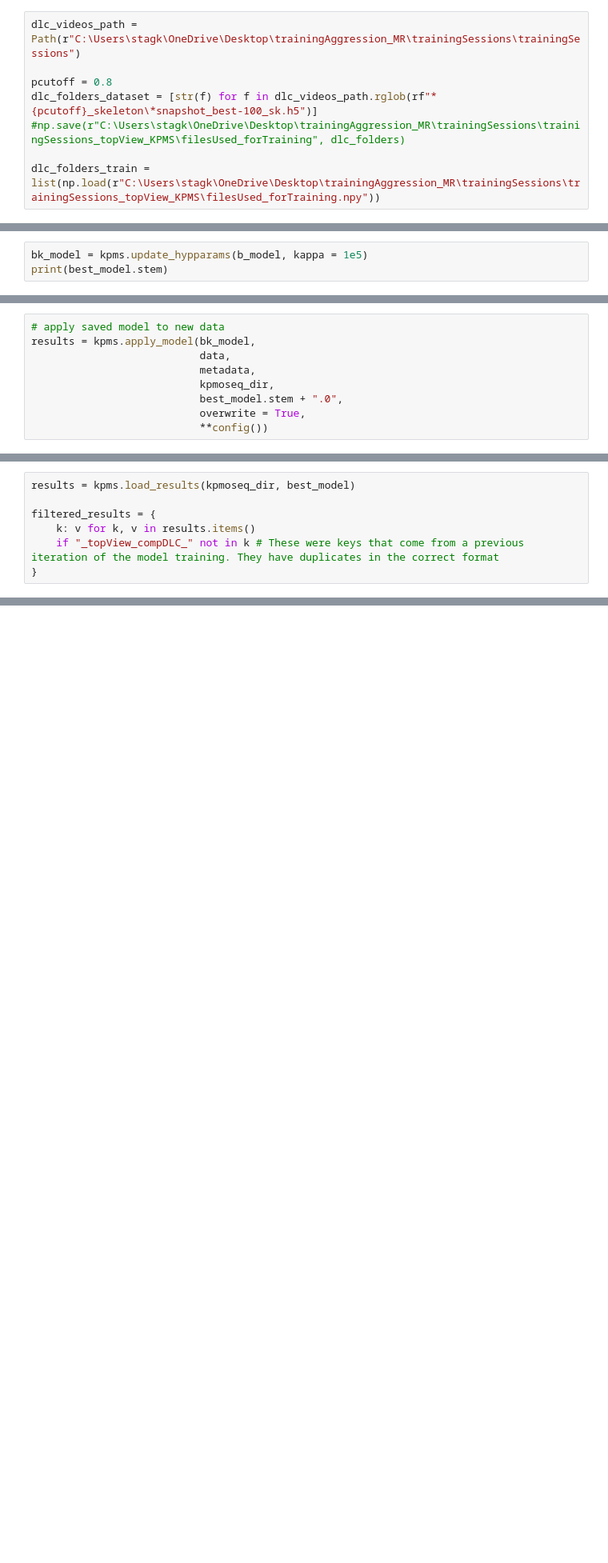
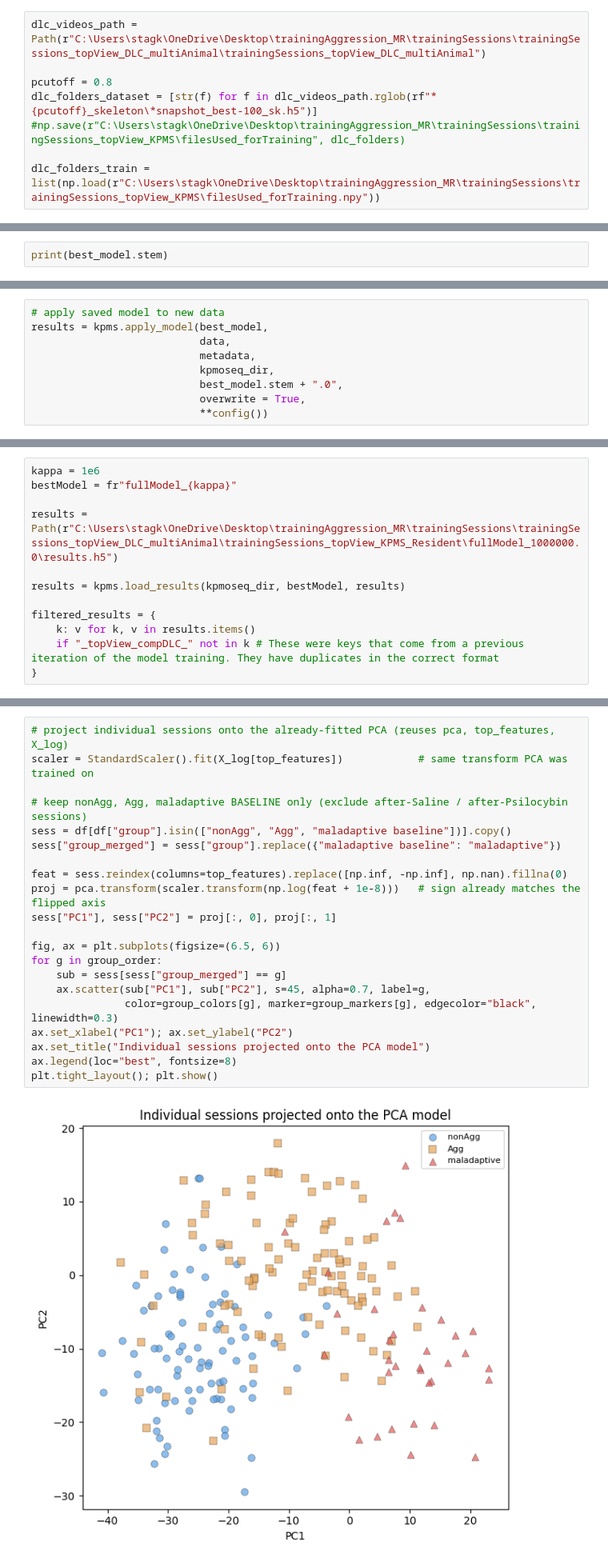
Before and after one commit to MiguelRochaBE/neuroPixels_aggressionTraining, a Jupyter notebook: trainingSessionsDataset_pipeline_KPMS.ipynb, the cells around one changed output, grey strips where cells are left out. Shown at 80% size. Cells and saved outputs as stored; diff of their text form; blank space fills up the shorter version.

```diff
--- a/trainingSessionsDataset_pipeline_KPMS.ipynb
+++ b/trainingSessionsDataset_pipeline_KPMS.ipynb
@@ -48,5 +56,5 @@ rainingSessions\trainingSessions_topView_KPMS` already exists. Use
 # %%
-dlc_videos_path = Path(r"C:\Users\stagk\OneDrive\Desktop\trainingAggression_MR\trainingSessions\trainingSessions")
+dlc_videos_path = Path(r"C:\Users\stagk\OneDrive\Desktop\trainingAggression_MR\trainingSessions\trainingSessions_topView_DLC_multiAnimal\trainingSessions_topView_DLC_multiAnimal")
 
 pcutoff = 0.8
 dlc_folders_dataset = [str(f) for f in dlc_videos_path.rglob(rf"*{pcutoff}_skeleton\*snapshot_best-100_sk.h5")]
@@ -451,7 +463,6 @@ Excluding individual: "Intruder". Set `exclude_individuals=[]` to include.
 Excluding individual: "single". Set `exclude_individuals=[]` to include.
 ... (68 outputs left out)
 # %%
-bk_model = kpms.update_hypparams(b_model, kappa = 1e5)
 print(best_model.stem)
 # %% [output]
 fullModel_100000
@@ -461,7 +472,7 @@ bk_model["hypparams"]["trans_hypparams"]
 {'alpha': 5.7, 'gamma': 1000.0, 'kappa': 100000.0, 'num_states': 100}
 # %%
 # apply saved model to new data
-results = kpms.apply_model(bk_model,
+results = kpms.apply_model(best_model,
                            data,
                            metadata,
                            kpmoseq_dir,
@@ -471,5 +488,10 @@ results = kpms.apply_model(bk_model,
 # %%
-results = kpms.load_results(kpmoseq_dir, best_model)
+kappa = 1e6
+bestModel = fr"fullModel_{kappa}"
+
+results = Path(r"C:\Users\stagk\OneDrive\Desktop\trainingAggression_MR\trainingSessions\trainingSessions_topView_DLC_multiAnimal\trainingSessions_topView_KPMS_Resident\fullModel_1000000.0\results.h5")
+
+results = kpms.load_results(kpmoseq_dir, bestModel, results)
 
 filtered_results = {
     k: v for k, v in results.items()
@@ -1638,0 +1102,23 @@ print(scores.mean())
+# %%
+# project individual sessions onto the already-fitted PCA (reuses pca, top_features, X_log)
+scaler = StandardScaler().fit(X_log[top_features])            # same transform PCA was trained on
+
+# keep nonAgg, Agg, maladaptive BASELINE only (exclude after-Saline / after-Psilocybin sessions)
+sess = df[df["group"].isin(["nonAgg", "Agg", "maladaptive baseline"])].copy()
+sess["group_merged"] = sess["group"].replace({"maladaptive baseline": "maladaptive"})
+
+feat = sess.reindex(columns=top_features).replace([np.inf, -np.inf], np.nan).fillna(0)
+proj = pca.transform(scaler.transform(np.log(feat + 1e-8)))   # sign already matches the flipped axis
+sess["PC1"], sess["PC2"] = proj[:, 0], proj[:, 1]
+
+fig, ax = plt.subplots(figsize=(6.5, 6))
+for g in group_order:
+    sub = sess[sess["group_merged"] == g]
+    ax.scatter(sub["PC1"], sub["PC2"], s=45, alpha=0.7, label=g,
+               color=group_colors[g], marker=group_markers[g], edgecolor="black", linewidth=0.3)
+ax.set_xlabel("PC1"); ax.set_ylabel("PC2")
+ax.set_title("Individual sessions projected onto the PCA model")
+ax.legend(loc="best", fontsize=8)
+plt.tight_layout(); plt.show()
+# %% [output]
+[figure, added]
```
Also changed, not shown: parts of 40 cells of this notebook, 20 other files.
